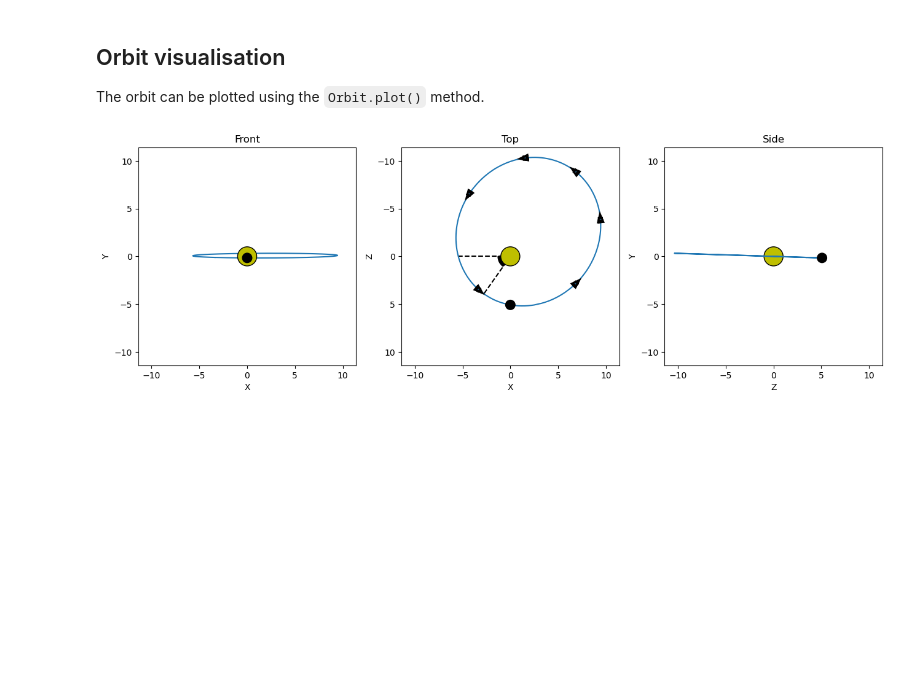
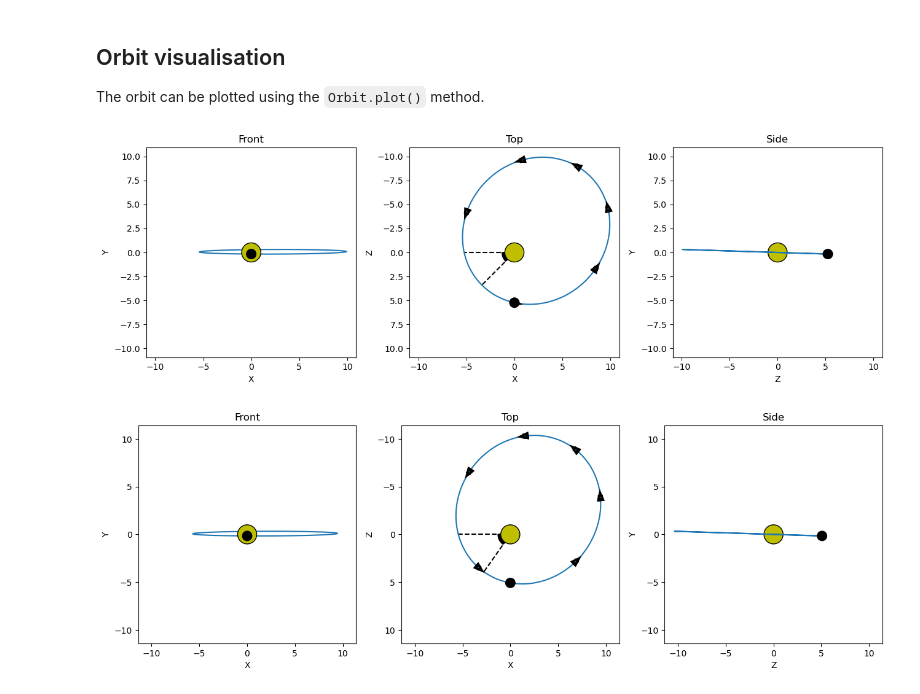
Before and after one commit to hpparvi/MeepMeep, a Jupyter notebook: notebooks/orbit.ipynb, the cells around one changed output. Drawn from its saved outputs; the diff is of its cells as text; code cells hidden in the pictures; blank space fills up the shorter version.

```diff
--- a/notebooks/orbit.ipynb
+++ b/notebooks/orbit.ipynb
@@ -38,6 +53,10 @@ o.set_pars(t0, p, a, i, e, w)
 ## Orbit visualisation
 
 The orbit can be plotted using the `Orbit.plot()` method.
+# %%
+o.plot(figsize=(13,6))
+# %% [output]
+[figure, added]
 # %%
 o.plot(figsize=(13,6))
 # %% [output]
```
Also changed, not shown: parts of 7 cells of this notebook.
